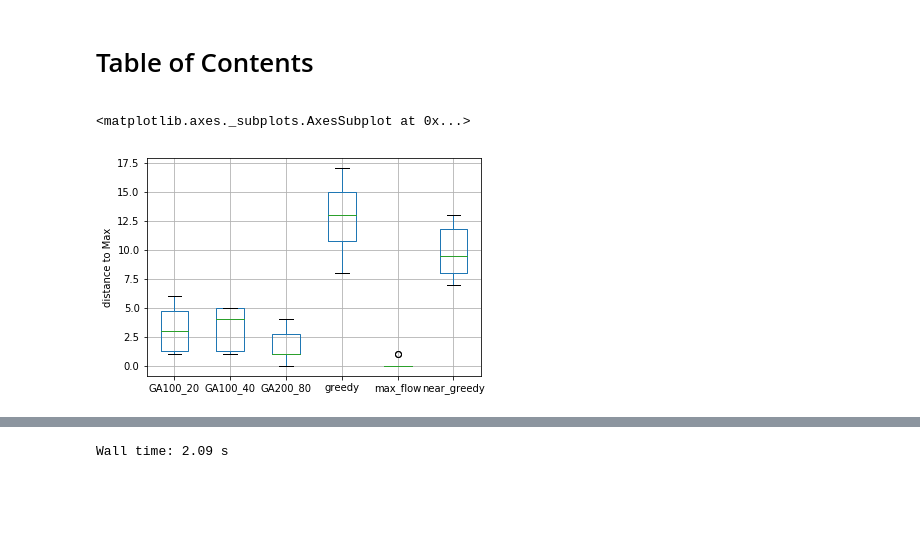
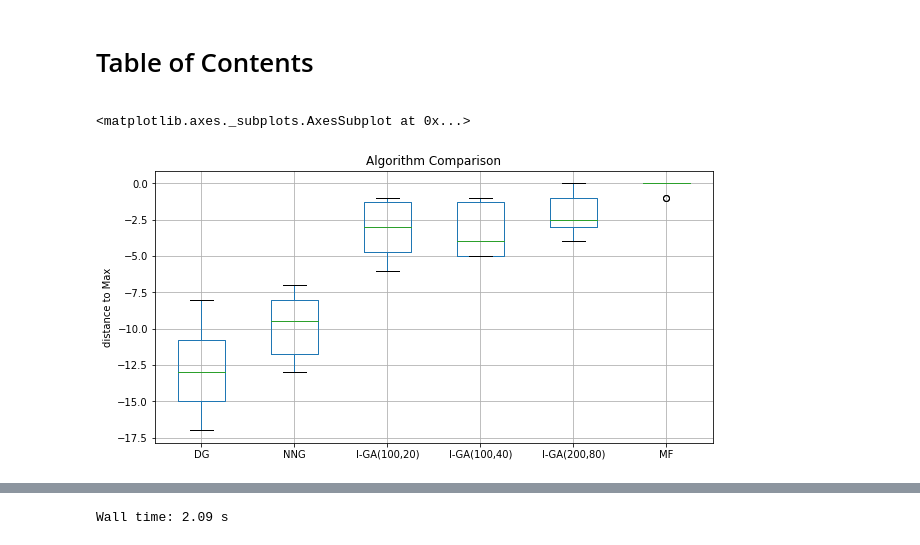
Before and after one commit to SunSwallow/SJTU-AU339-1, a Jupyter notebook: P3/PLOT.ipynb, the cells around one changed output, grey strips where cells are left out. Drawn from its saved outputs; the diff is of its cells as text; code cells hidden in the pictures; blank space fills up the shorter version.

Commit message:
modify plot

```diff
--- a/P3/PLOT.ipynb
+++ b/P3/PLOT.ipynb
@@ -10,6 +10,12 @@ dist2 = []
 dist3 = []
 dist4 = []
 dist5 = []
+max0 = []
+max1 = []
+max2 = []
+max3 = []
+max4 = []
+max5 = []
 for seed in range(10):
     sensors, clients, distances = init_nodes_and_distance_matrix(seed)
 
@@ -20,36 +26,41 @@ for seed in range(10):
 
     connection_matrix, num_of_success_clients =  greedy_direct(sensors, clients, distances)
     dist0.append(maxxxx - num_of_success_clients)
-
+    max0.append(num_of_success_clients)
     connection_matrix, num_of_success_clients =  greedy_most_near(sensors, clients, distances)
     dist1.append(maxxxx - num_of_success_clients)
+    max1.append(num_of_success_clients)
     maxiter = 100
     SIZE = 20
     connection_matrix, num_of_success_clients, RankRec =  GA(sensors, clients, distances,maxiter,SIZE)
     dist2.append(maxxxx - RankRec[-1])
+    max2.append(RankRec[-1])
     maxiter = 100
     SIZE = 40
     connection_matrix, num_of_success_clients, RankRec =  GA(sensors, clients, distances,maxiter,SIZE)
     dist3.append(maxxxx - RankRec[-1])
-
+    max3.append(RankRec[-1])
     maxiter = 200
-    SIZE = 40
+    SIZE = 80
     connection_matrix, num_of_success_clients, RankRec =  GA(sensors, clients, distances,maxiter,SIZE)
     dist4.append(maxxxx - RankRec[-1])
-
+    max4.append(RankRec[-1])
     connection_matrix, num_of_success_clients =  max_flow(sensors, clients, distances)
     dist5.append(maxxxx - num_of_success_clients)
+    max5.append(num_of_success_clients)
 # %%
 import pandas as pd
-# %%
-data = pd.DataFrame({'greedy':dist0,
-                    'near_greedy':dist1,
-                    'GA100_20':dist2,
-                    'GA100_40':dist3,
-                    'GA200_80':dist4,
-                    'max_flow':dist5})
-plt.ylabel('distance to Max')
-data.boxplot()
-# %% [output]
-<matplotlib.axes._subplots.AxesSubplot at 0x...>
-[figure, removed]
+# %%
+plt.figure(figsize=(10,5))
+data = pd.DataFrame({'DG':-np.array(dist0),
+                    'NNG':-np.array(dist1),
+                    'I-GA(100,20)':-np.array(dist2),
+                    'I-GA(100,40)':-np.array(dist3),
+                    'I-GA(200,80)':-np.array(dist4),
+                    'MF':-np.array(dist5)})
+plt.ylabel('distance to Max')
+plt.title('Algorithm Comparison')
+data.boxplot(['DG','NNG','I-GA(100,20)','I-GA(100,40)','I-GA(200,80)','MF'])
+# %% [output]
+<matplotlib.axes._subplots.AxesSubplot at 0x...>
+[figure, added]
```
Also changed, not shown: parts of 2 cells of this notebook.
